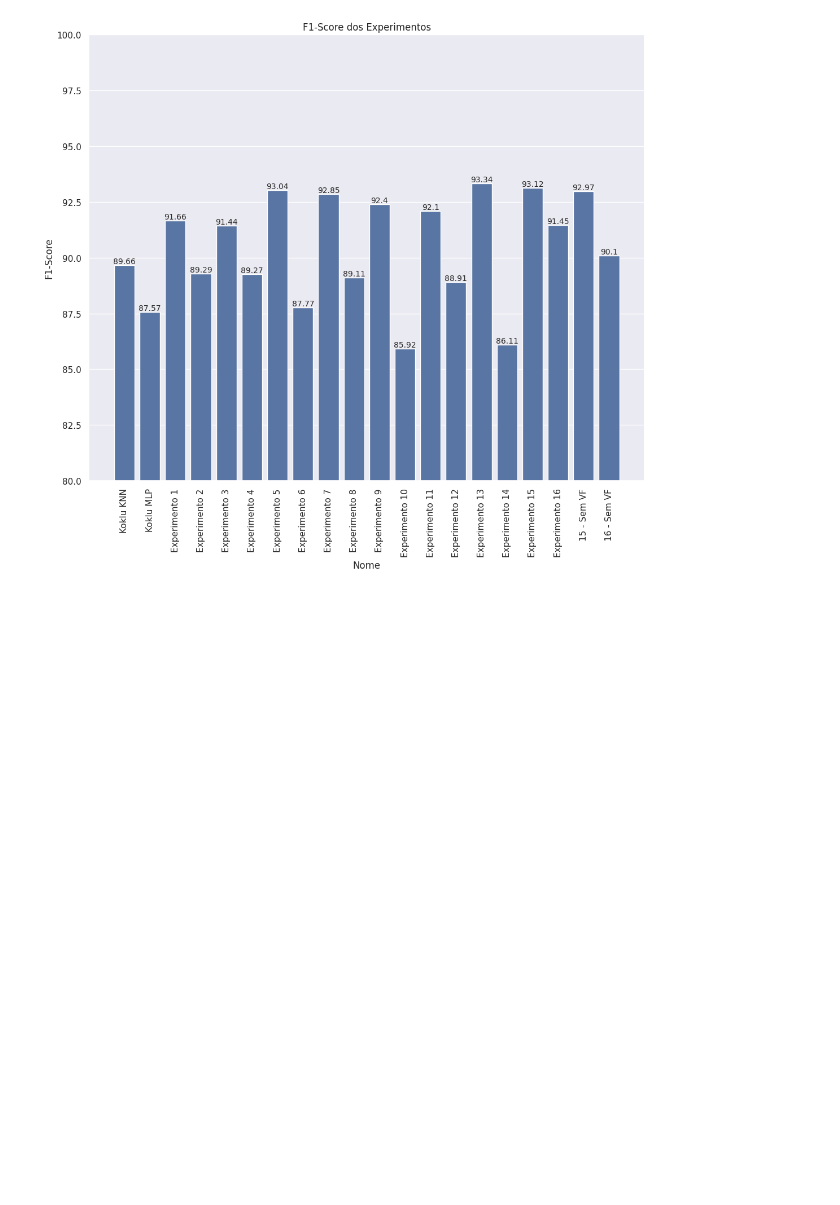
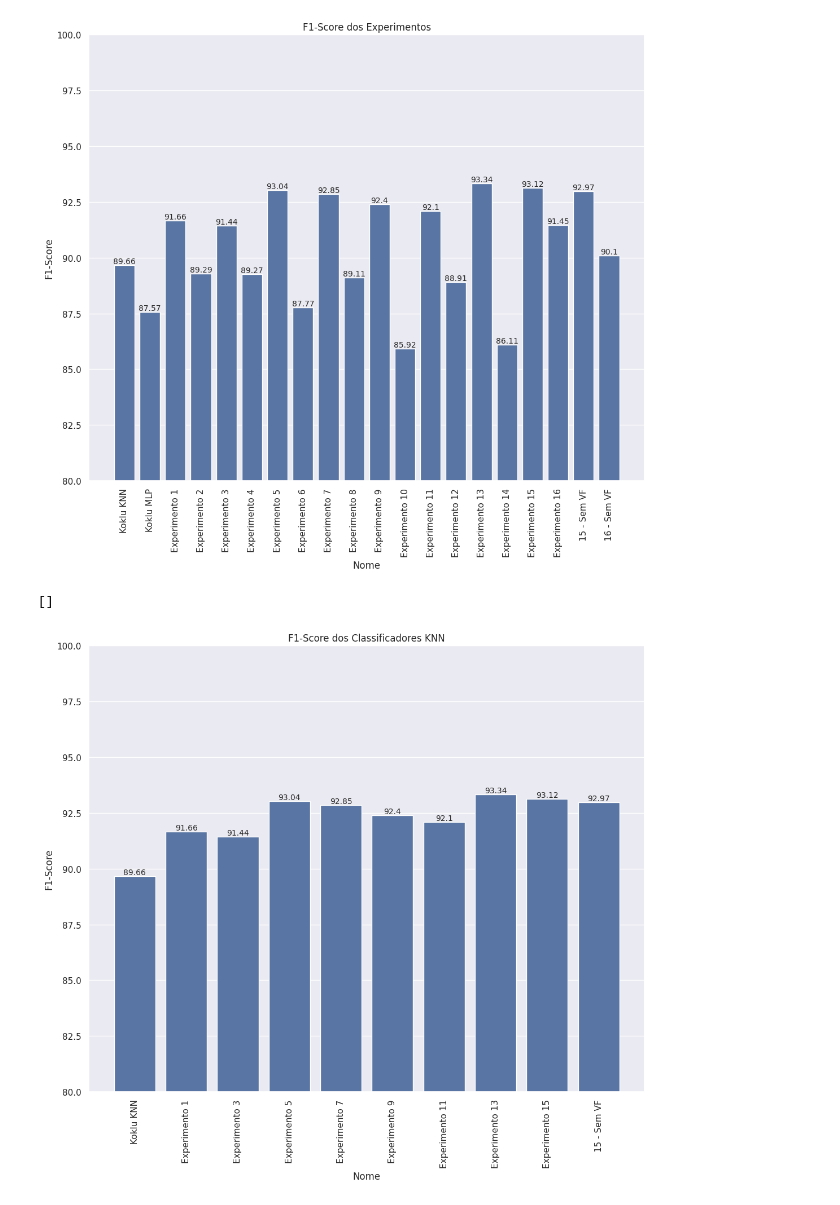
Before and after one commit to lopesvictor1/Beans-Classification, a Jupyter notebook: Results/plot_gen.ipynb, the cells around one changed output. Saved outputs shown, nothing was run; the diff lists cells and outputs as text; code cells hidden in the pictures; blank space fills up the shorter version.

Commit message:
new plots

```diff
--- a/Results/graphics.ipynb
+++ b/Results/plot_gen.ipynb
@@ -77,3 +77,16 @@ ax.plot()
 # %% [output]
 []
 [figure]
+# %%
+knns = df[df['Classificação'] == 'KNN']
+
+
+ax = sns.barplot(knns, y=knns["F1-Score"], x=knns["Nome"], errorbar=None)
+plt.xticks(rotation=90)
+plt.title("F1-Score dos Classificadores KNN")
+ax.bar_label(ax.containers[0], fontsize=10)
+ax.set(ylim=(80, 100))
+ax.plot()
+# %% [output]
+[]
+[figure, added]
```
Also changed, not shown: parts of 1 cell of this notebook, 4 other files.
